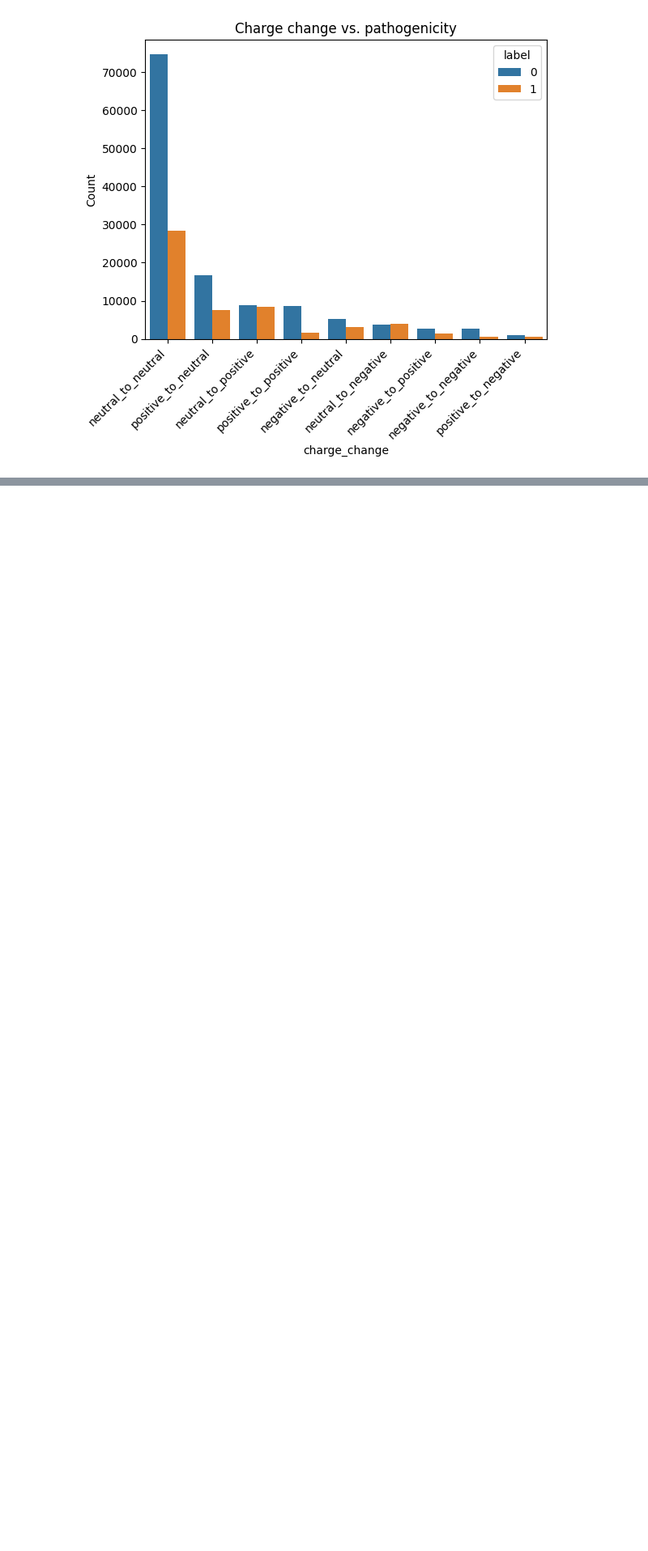
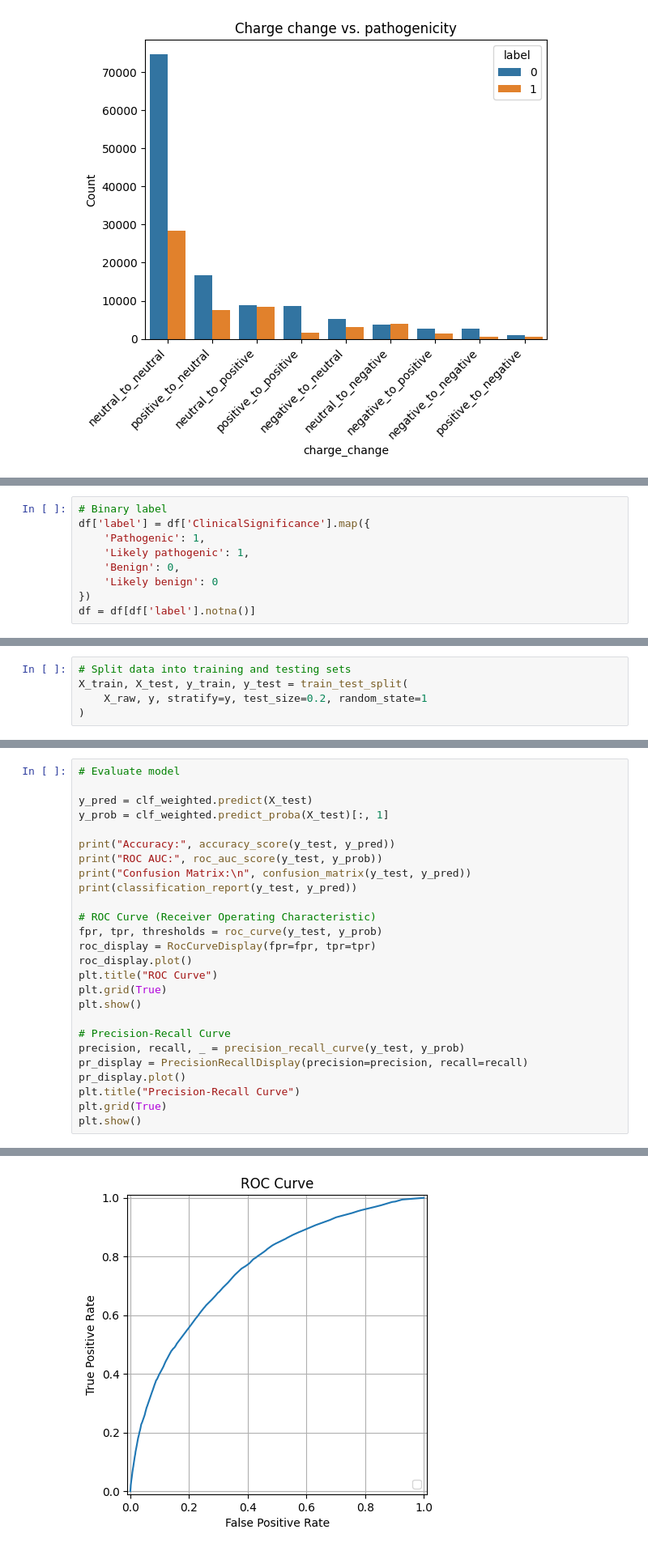
Before and after one commit to avnishkn/missense-pathogenicity, a Jupyter notebook: missense-pathogenicity.ipynb, the cells around one changed output, grey strips where cells are left out. Shown at 81% size. Drawn from its saved outputs; the diff is of its cells as text; blank space fills up the shorter version.

Commit message:
Train and build a pathogenicity classifier

```diff
--- a/missense-pathogenicity.ipynb
+++ b/missense-pathogenicity.ipynb
@@ -255,0 +270,9 @@ plt.show()
+# %%
+# Binary label
+df['label'] = df['ClinicalSignificance'].map({
+    'Pathogenic': 1,
+    'Likely pathogenic': 1,
+    'Benign': 0,
+    'Likely benign': 0
+})
+df = df[df['label'].notna()]
@@ -255,0 +295,5 @@ plt.show()
+# %%
+# Split data into training and testing sets
+X_train, X_test, y_train, y_test = train_test_split(
+    X_raw, y, stratify=y, test_size=0.2, random_state=1
+)
@@ -255,0 +334,27 @@ plt.show()
+# %%
+# Evaluate model
+
+y_pred = clf_weighted.predict(X_test)
+y_prob = clf_weighted.predict_proba(X_test)[:, 1]
+
+print("Accuracy:", accuracy_score(y_test, y_pred))
+print("ROC AUC:", roc_auc_score(y_test, y_prob))
+print("Confusion Matrix:\n", confusion_matrix(y_test, y_pred))
+print(classification_report(y_test, y_pred))
+
+# ROC Curve (Receiver Operating Characteristic)
+fpr, tpr, thresholds = roc_curve(y_test, y_prob)
+roc_display = RocCurveDisplay(fpr=fpr, tpr=tpr)
+roc_display.plot()
+plt.title("ROC Curve")
+plt.grid(True)
+plt.show()
+
+# Precision-Recall Curve
+precision, recall, _ = precision_recall_curve(y_test, y_prob)
+pr_display = PrecisionRecallDisplay(precision=precision, recall=recall)
+pr_display.plot()
+plt.title("Precision-Recall Curve")
+plt.grid(True)
+plt.show()
+# %% [output]
@@ -255,0 +375 @@ plt.show()
+[figure, added]
```
Also changed, not shown: parts of 21 cells of this notebook.
